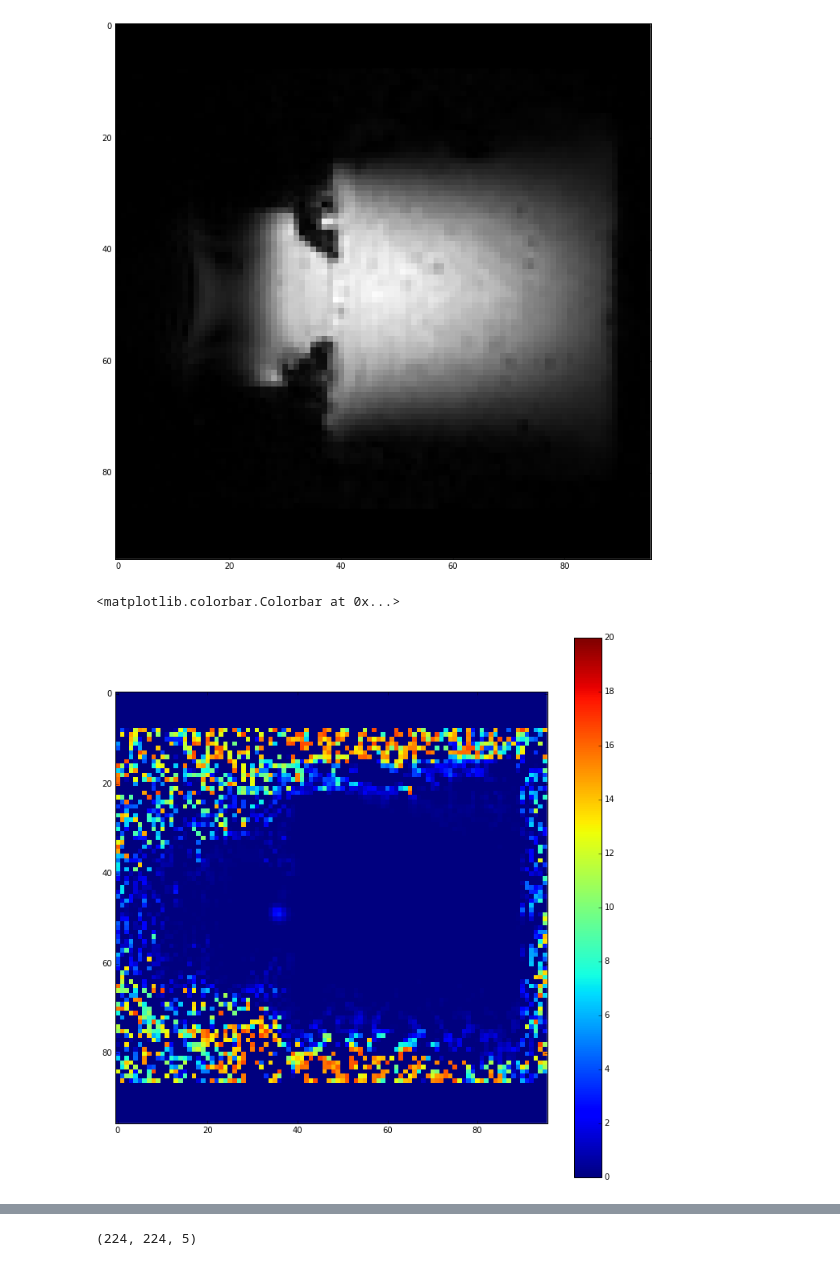
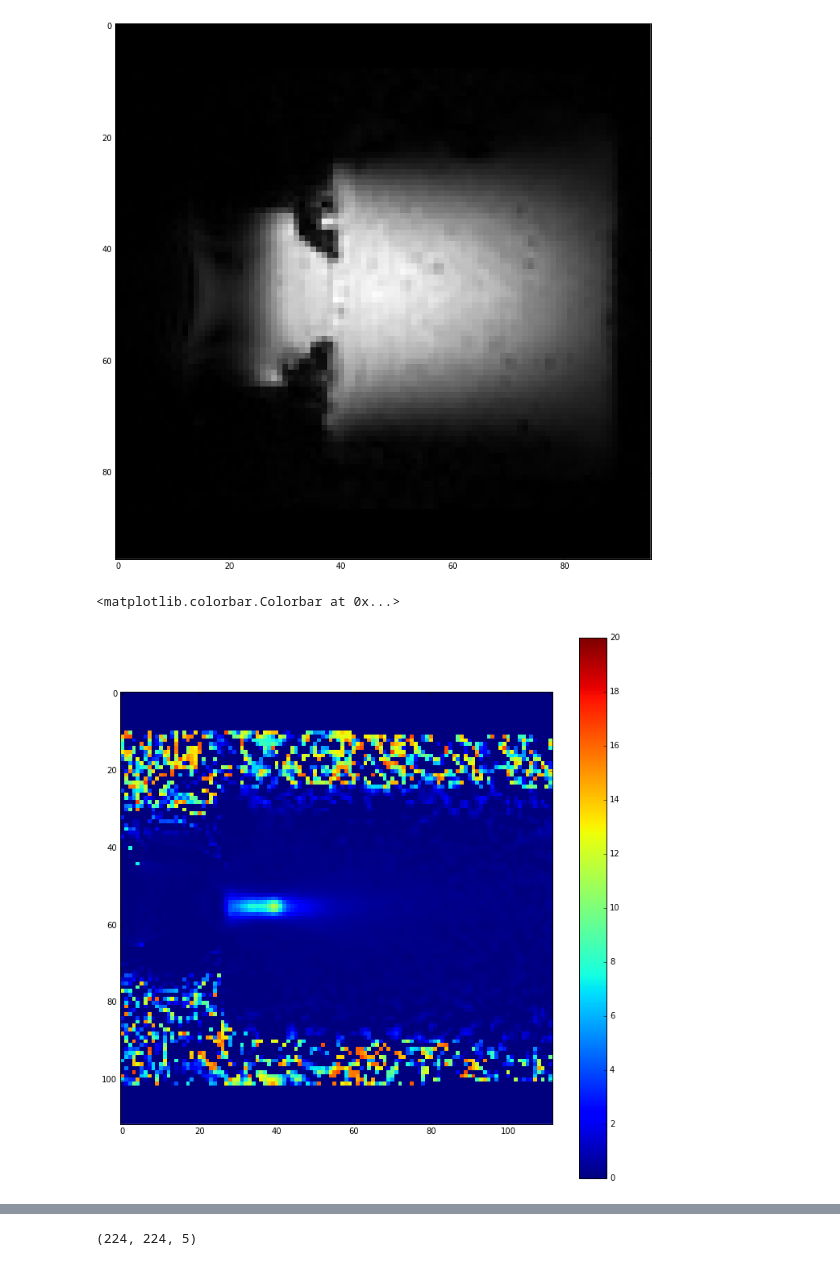
Before and after one commit to vlchaplin/fus_igt_gh, a Jupyter notebook: py/MRARFI.ipynb, the cells around one changed output, grey strips where cells are left out. Saved outputs shown, nothing was run; the diff lists cells and outputs as text; code cells hidden in the pictures.

```diff
--- a/py/MRARFI.ipynb
+++ b/py/MRARFI.ipynb
@@ -24,7 +24,7 @@ def vectorstr2arr(panda_vec_string,dtype=np.float):
     return np.array(list(map(float,panda_vec_string[1:-1].split())), dtype=dtype)
 # %%
 parfile1 = "/Users/vchaplin/Data/7T/20170112/XMLPARREC/Caskey_99999_08_01_10.17.54_(WIP_WIP_TemperatureMapping).PAR"
-#parfile1 = "/Users/vchaplin/Data/7T/20170119/XMLPARREC/Caskey999_07_01_09.40.01_(WIP_WIP_TemperatureMapping).PAR"
+parfile1 = "/Users/vchaplin/Data/7T/20170206/XMLPARREC/Caskey_999999_04_01_19.14.39_(WIP_WIP_TemperatureMapping_transverse).PAR"
 # %%
 imgObj=nibabel.load(parfile1,scaling='fp')
 imgData=imgObj.get_data()
@@ -60,9 +60,9 @@ plt.imshow(M1[:,:,3,0],interpolation="none",cmap=image.cm.gray)
 [figure]
 # %%
 plt.figure(figsize=(12,12))
-plt.imshow(tempSeries[:,:,3,-4],vmin=0,vmax=20,interpolation='none')
+plt.imshow(tempSeries[:,:,2,4],vmin=0,vmax=20,interpolation='none')
 plt.colorbar()
 # %% [output]
 <matplotlib.colorbar.Colorbar at 0x...>
-[figure, old version]
+[figure, new version]
 # %%
```
Also changed, not shown: parts of 6 cells of this notebook.
